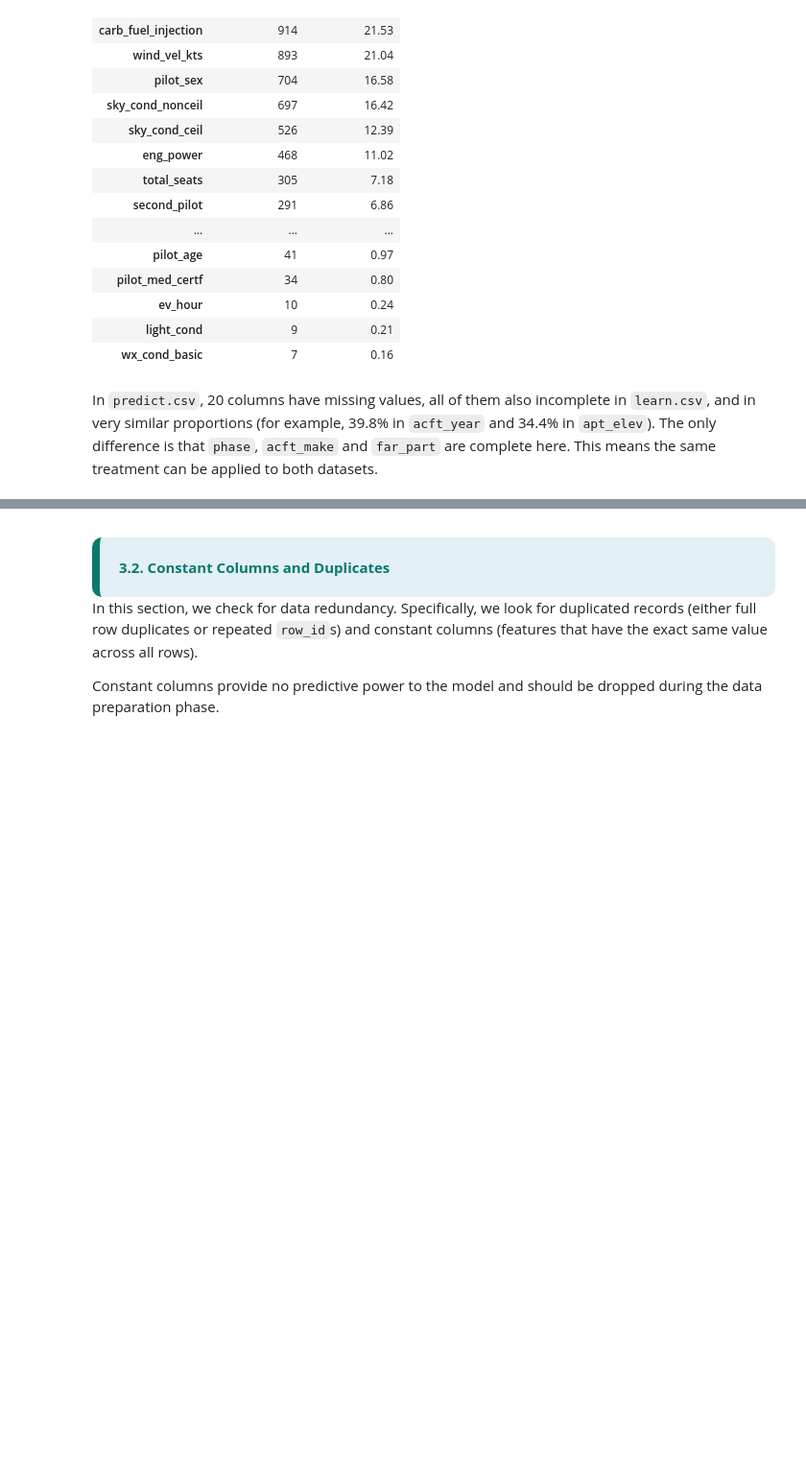
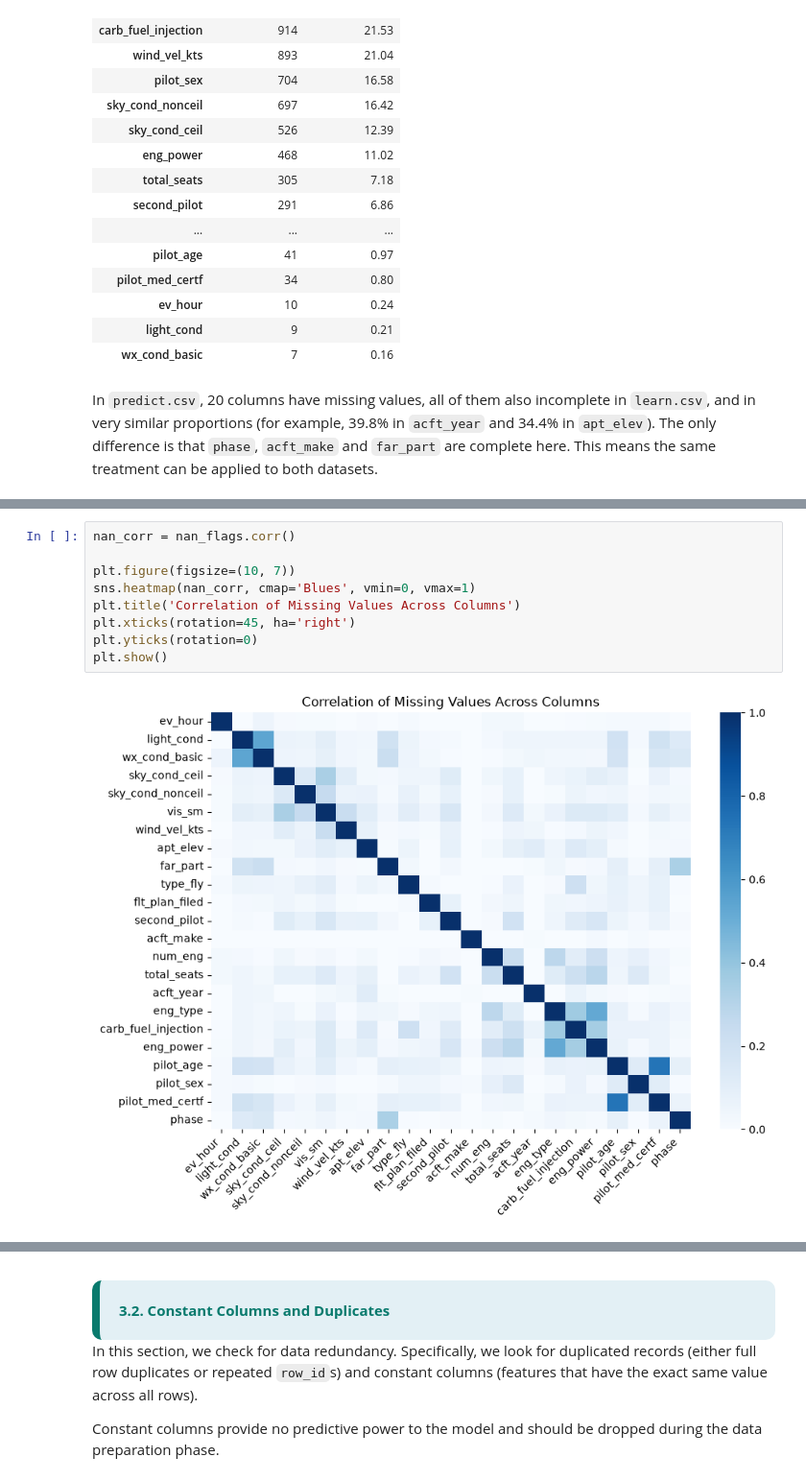
Before and after one commit to martim-dot/ML_Project, a Jupyter notebook: primeiraparte.ipynb, the cells around one changed output, grey strips where cells are left out. Shown at 96% size. Cells and saved outputs as stored; diff of their text form; blank space fills up the shorter version.

```diff
--- a/primeiraparte.ipynb
+++ b/primeiraparte.ipynb
@@ -690,0 +647,11 @@ In `predict.csv`, 20 columns have missing values, all of them also incomplete in
+# %%
+nan_corr = nan_flags.corr()
+
+plt.figure(figsize=(10, 7))
+sns.heatmap(nan_corr, cmap='Blues', vmin=0, vmax=1)
+plt.title('Correlation of Missing Values Across Columns')
+plt.xticks(rotation=45, ha='right')
+plt.yticks(rotation=0)
+plt.show()
+# %% [output]
+[figure, added]
```
Also changed, not shown: parts of 23 cells of this notebook.
